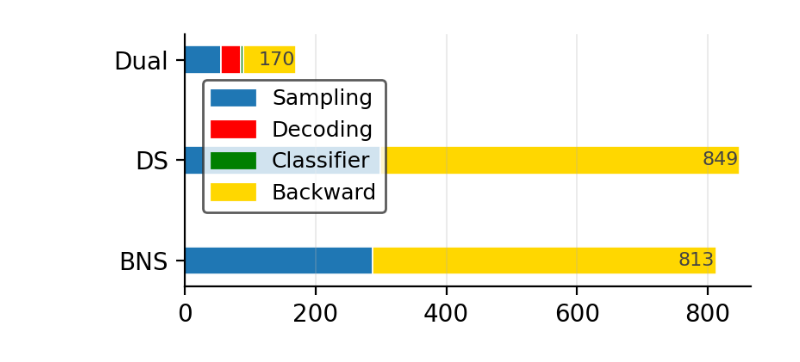
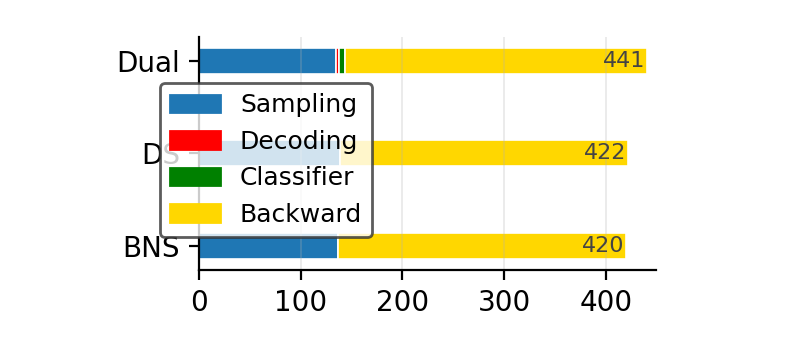
Before and after one commit to scpark20/logpx_samplers, a Jupyter notebook: paper/elapsed_time.ipynb, the cells around one changed output. Cells and saved outputs as stored; diff of their text form; code cells hidden in the pictures.

```diff
--- a/paper/elapsed_time.ipynb
+++ b/paper/elapsed_time.ipynb
@@ -8,7 +8,7 @@ import matplotlib.pyplot as plt
 
 def draw_dit(
     dual_times, ds_times, bns_times,
-    *, figsize=(4, 2), dpi=200,
+    *, figsize=(3, 1.7), dpi=200,
     bar_height=0.28, grid=True, grid_alpha=0.3,
     total_inside=True, total_pad=2.0, total_fs=8,
     legend_mode="fig",            # "fig" | "ax" | "none"
@@ -64,36 +64,36 @@ def draw_dit(
         ax.grid(axis="x", linestyle="-", linewidth=0.6)
     if totals:
         ax.set_xlim(0, max(totals) * 1.02)
 
     # Legend — pass-through
     if legend_mode != "none":
         handles = [plt.Rectangle((0,0),1,1,color=colors[k]) for k in comps]
         legend_kwargs = legend_kwargs or {}
         if legend_mode == "fig":
             fig.legend(handles, comps, **legend_kwargs)
         elif legend_mode == "ax":
             ax.legend(handles, comps, **legend_kwargs)
 
     plt.tight_layout()
     plt.show()
 
 
 # Example (same values)
-dual_times = [55, 30, 5, 80]
-ds_times   = [299.71, 0, 0, 549.43]
-bns_times  = [286.64, 0, 0, 526.21]
+dual_times = [134.63, 2.74, 6.10, 297.15]
+ds_times   = [138.30, 0, 0, 283.87]
+bns_times  = [136.91, 0, 0, 283.26]
 
 draw_dit(
     dual_times, ds_times, bns_times,
     legend_mode="fig",
     legend_kwargs={
         "loc": "center",
-        "bbox_to_anchor": (0.3, 0.6),
+        "bbox_to_anchor": (0.3, 0.55),
         "frameon": True, "fancybox": True,
         "edgecolor": "#333333", "facecolor": "white",
         "ncol": 1, "prop": {"size": 9}
     }
 )
 # %% [output]
-[figure, old version]
+[figure, new version]
 # %%
```
Also changed, not shown: parts of 2 cells of this notebook, 15 other files.
